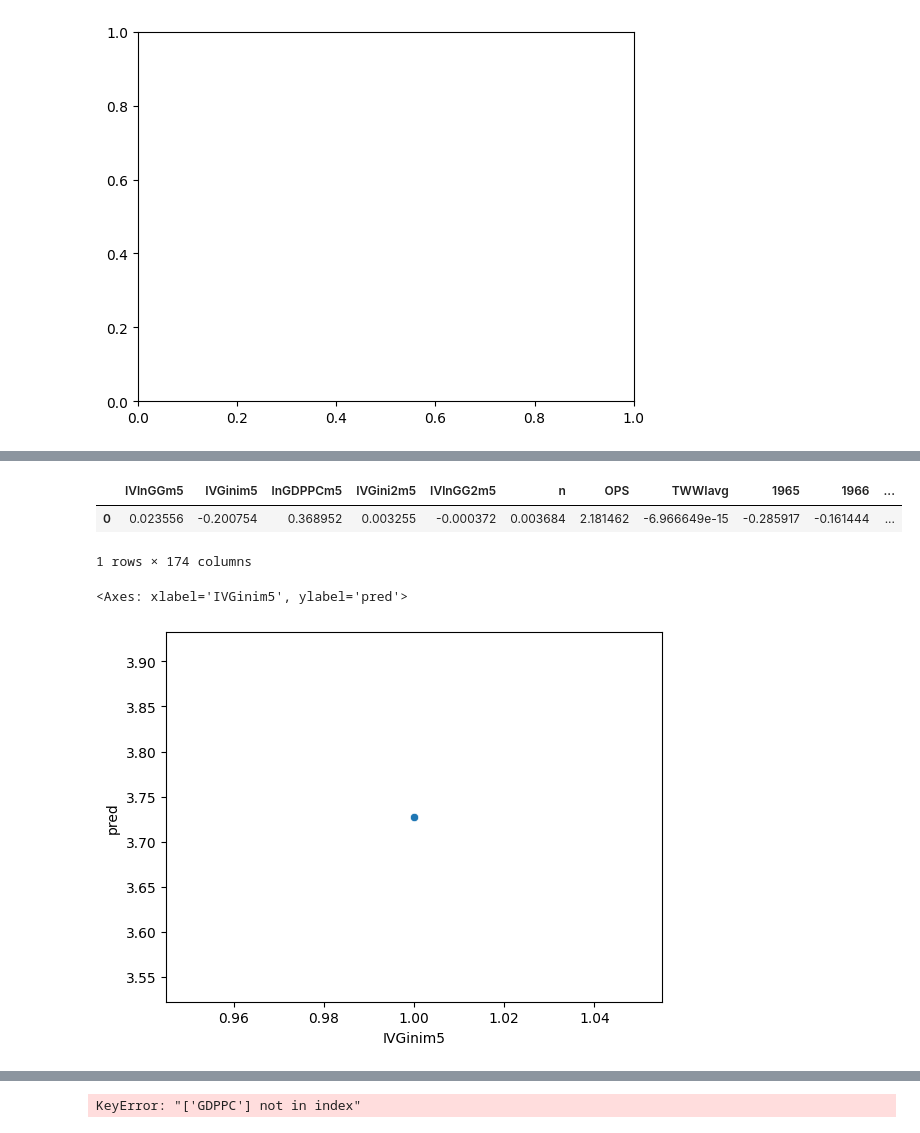
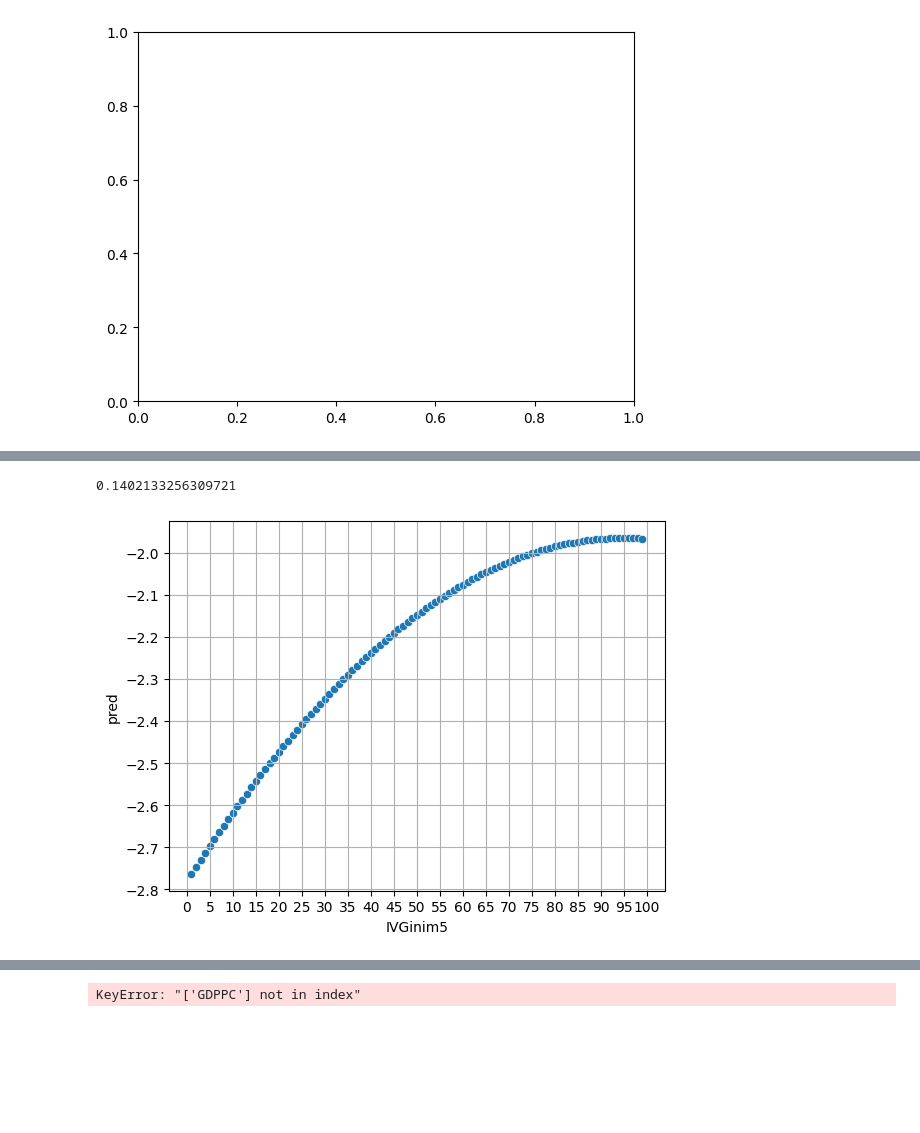
Before and after one commit to JTayMilli/GonGrowth, a Jupyter notebook: Data Processing.ipynb, the cells around one changed output, grey strips where cells are left out. Cells and saved outputs as stored; diff of their text form; code cells hidden in the pictures; blank space fills up the shorter version.

```diff
--- a/Data Processing.ipynb
+++ b/Data Processing.ipynb
@@ -175,7 +158,7 @@ tfp_gini
 # %%
 ### Choosing Measure of gini
 tfp_gini['WIID'] = tfp_gini['Gini']
-tfp_gini['Gini'] = tfp_gini['gini_mkt']
+tfp_gini['Gini'] = tfp_gini['gini_disp']
 # %%
 """
 ## IV
@@ -297,8 +280,15 @@ GDPpc_Data = (pd.read_excel("mpd2020.xlsx", sheet_name = "Full data")
                 .drop(columns = ["countrycode"])
                 .rename(columns = {"gdppc" : "GDPPC", "country" : "Country", "year" : "Year"})
                 .replace({'United States' : 'USA'}))
-#GDPpc_Data.head()
 GDPpc_Data['GDP'] = GDPpc_Data['GDPPC'] * GDPpc_Data['pop']
+
+##ONLY if using relative GDPPC###
+"""
+GDPpc_Data['gdppc'] = GDPpc_Data['GDPPC']
+GDPpc_Data['GDPPC']  = GDPpc_Data['GDPPC'] / GDPpc_Data.groupby(['Year'])['GDPPC'].transform('max')
+"""
+###___________________________________________
+
 GDPpc_Data["Country"] = cc.convert(names = GDPpc_Data['Country'], to = "name_short")
 TGall = tfp_gini.merge(GDPpc_Data, on = ['Country', 'Year'], how = 'outer')
 
@@ -434,21 +444,27 @@ TGall = TGall.merge(OPS, on= ['Year','Country'], how = "left")
 ## IV
 TGall = TGall[TGall.Year >= 1960] # remove years before 1960
 TGall['Gini'] = TGall['Gini'].replace(0, np.nan)
+X = TGall[["TWWI", "Gini", "OilWP", "lnGDPPC"]].replace(0, np.nan).dropna(axis=0)
+X = X[(np.abs(stats.zscore(X.drop(columns = ["Year", "Country"]))) < 3).all(axis=1)]
 X['B0'] = 1
-X = TGall[["TWWI", "Gini", "OilWP", "lnGDPPC", "B0"]].dropna(axis=0)
 model = linear_model.LinearRegression()
-reg = model.fit(X[['TWWI', 'OilWP', 'lnGDPPC']], X['Gini'])
+reg = model.fit(X[['TWWI', 'OilWP', 'lnGDPPC', 'B0']], X['Gini'])
 print(model.coef_[2])
 ## the beta on gdppc is 100 times higher with the other variables included
 
 #TGall['predIVGini'] = reg.predict(TGall['lnGDPPC'].values.reshape(-1, 1))
 TGall['IVGini'] = TGall['Gini'] - TGall['lnGDPPC'].mul(model.coef_[2])
 #TGall['IVGini'] = TGall['Gini'] - TGall['predIVGini']
+
 TGall['IVGini'] = TGall['IVGini'].replace(0, np.nan)
 TGall['IVGinim5'] = TGall["IVGini"].shift(5)
+
 TGall["IVlnGG"] = TGall["lnGDPPC"].mul(TGall['IVGini'])
 TGall["IVlnGGm5"] = TGall["IVlnGG"].shift(5)
 
 TGall['IVGini2m5'] = TGall['IVGinim5'].mul(TGall['IVGinim5'])
 TGall['IVlnGG2m5'] = TGall['IVGini2m5'].mul(TGall['lnGDPPCm5'])
+
+TGall['IVGini3m5'] = TGall['IVGinim5'].mul(TGall['IVGinim5']).mul(TGall['IVGinim5'])
+TGall['IVlnGG3m5'] = TGall['IVGini2m5'].mul(TGall['lnGDPPCm5']).mul(TGall['IVGinim5'])
 # %% [output]
@@ -820,4 +840,7 @@ X.describe()
 # %%
+#X = TGall[["Year", "Country", "IVlnGGm5","IVGinim5", "lnGDPPC", "lnGDPPCm5", 'IVGini2m5', 'IVlnGG2m5', 'IVGini3m5', 'IVlnGG3m5', "n", "OPS", "TWWIavg"]].replace(0,np.nan).dropna()
+X = TGall[["Year", "Country", "IVlnGGm5","IVGinim5", "lnGDPPC", "lnGDPPCm5", 'IVGini2m5', 'IVlnGG2m5', "n", "OPS", "TWWIavg"]].replace(0,np.nan).dropna()
+X = X[(np.abs(stats.zscore(X.drop(columns = ["Year", "Country"]))) < 3).all(axis=1)]
 dummYear = pd.get_dummies(X.Year).fillna(0)
 dummCountry = pd.get_dummies(X.Country).fillna(0)
 X2 = pd.concat([X.drop(columns = ['Year', 'Country']), dummYear, dummCountry ], axis=1)# dummy years + country
@@ -828,44 +851,49 @@ X3["B0"] = 1
 reg = model.fit(X3, X2['lnGDPPC'])
 ission = pd.DataFrame(columns = X3.columns)
 ission.loc[len(ission)] = reg.coef_
-ission
-# %% [output]
-|  | IVlnGGm5 | IVGinim5 | lnGDPPCm5 | IVGini2m5 | IVlnGG2m5 | n | OPS | TWWIavg | 1965 | 1966 | ... |
-| 0 | 0.023556 | -0.200754 | 0.368952 | 0.003255 | -0.000372 | 0.003684 | 2.181462 | -6.966649e-15 | -0.285917 | -0.161444 | ... |
-1 rows × 174 columns
 # %%
 meandelta = X.lnGDPPC.mean() - X.lnGDPPCm5.mean()
 meandelta
+# %% [output]
+0.1402133256309721
 # %%
 Arti = pd.DataFrame(columns = X.columns)
-Arti['IVGinim5'] = range(1,100)
+
+Arti['IVGinim5'] = range(1,100) ###This goes first!
+
 Arti['Year'] = 2.005000e+03
-Arti['lnGDPPCm5'] = 10
+Arti['lnGDPPCm5'] = 7
 Arti['n'] = 1.369193e+00
 Arti['OPS'] = 6.818957e-10
 Arti['TWWIavg'] = 2.056748e+11
 
 Arti['IVGini2m5'] = Arti['IVGinim5'] ** 2
+#Arti['IVGini3m5'] = Arti['IVGinim5'] ** 3
+
 Arti['IVlnGGm5'] = Arti['IVGinim5'] * Arti['lnGDPPCm5']
 Arti['IVlnGG2m5'] = Arti['IVGini2m5'] * Arti['lnGDPPCm5']
+#Arti['IVlnGG3m5'] = Arti['IVGini3m5'] * Arti['lnGDPPCm5']
 
-Arti['pred'] = ission.B0
+
+Arti['pred'] = float(ission.B0)
 for column in Arti.drop(columns = ["Year", "Country", "lnGDPPC", "pred"]):
     i = column
     Arti['pred'] = Arti['pred'] + (Arti[i]  * ission[i][0])
-
+Arti['pred'] = Arti['pred'] - (2 * Arti["lnGDPPCm5"] * ission["lnGDPPCm5"][0])
 """
 Arti['pred'] = ( 5.319 + (Arti['IVGinim5'] * -2.107e-01)
                 #- meandelta
                 #+ (Arti['Year'] * 3.901e-01)
                 + (Arti['IVGini2m5'] * 3.420e-03)
                 - (Arti['lnGDPPCm5'] * 3.430e-01) + (Arti['IVlnGGm5'] * 2.509e-02)
                 + (Arti['IVlnGG2m5'] * -3.962e-04) + (Arti['n'] * 4.158e-03)
                 + (Arti['OPS'] * 4.390e+03) + (Arti['TWWIavg'] * -5.826e-15) )
 """
 
 Arti
-sns.scatterplot(data=Arti[['IVGinim5', 'pred']], x = 'IVGinim5', y = 'pred')
+ax = sns.scatterplot(data=Arti[['IVGinim5', 'pred']], x = 'IVGinim5', y = 'pred')
+ax.set_xticks(range(0,101, 5))
+plt.grid()
+plt.show()
 # %% [output]
-<Axes: xlabel='IVGinim5', ylabel='pred'>
-[figure, old version]
+[figure, new version]
```
Also changed, not shown: parts of 10 cells of this notebook, 2 other files.
